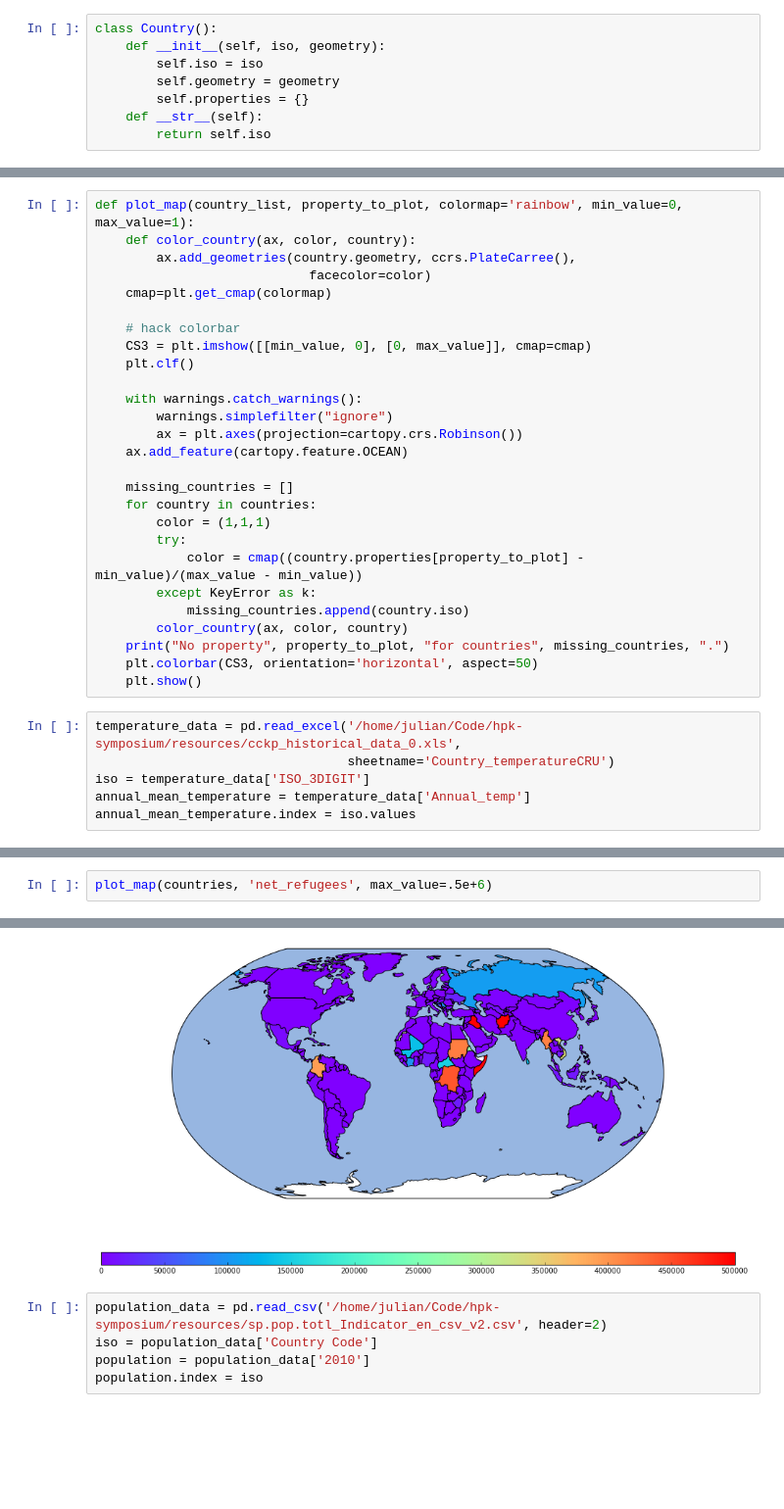
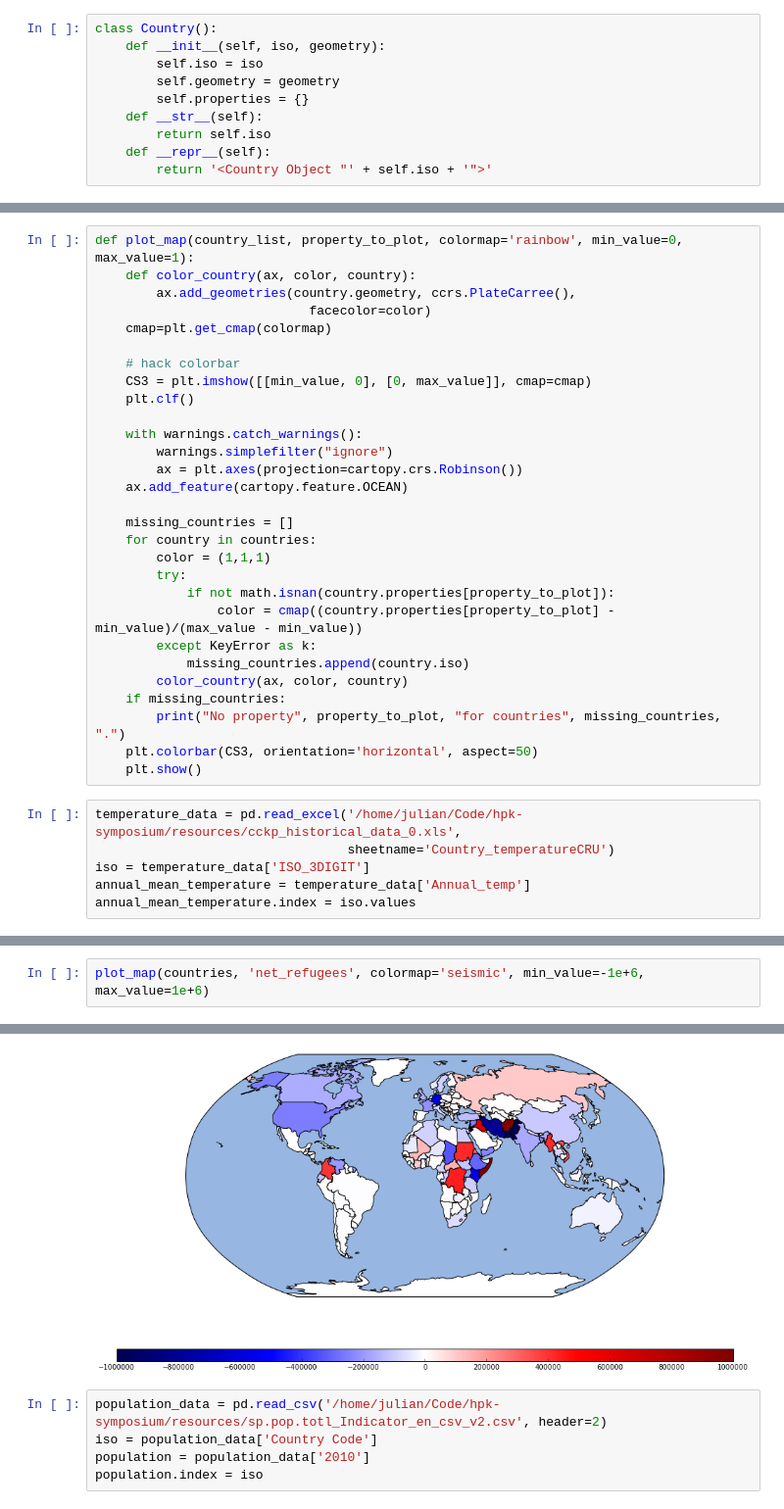
Before and after one commit to julesjulian/climate-migration, a Jupyter notebook: climate-migration.ipynb, the cells around one changed output, grey strips where cells are left out. Shown at 98% size. Cells and saved outputs as stored; diff of their text form; blank space fills up the shorter version.

```diff
--- a/climate-migration.ipynb
+++ b/climate-migration.ipynb
@@ -17,6 +18,8 @@ class Country():
         self.properties = {}
     def __str__(self):
         return self.iso
+    def __repr__(self):
+        return '<Country Object "' + self.iso + '">'
 # %%
 shpfilename = shpreader.natural_earth(resolution='110m', category='cultural', name='admin_0_countries')
 reader = shpreader.Reader(shpfilename)
@@ -47,11 +50,13 @@ def plot_map(country_list, property_to_plot, colormap='rainbow', min_value=0, ma
     for country in countries:
         color = (1,1,1)
         try:
-            color = cmap((country.properties[property_to_plot] - min_value)/(max_value - min_value))
+            if not math.isnan(country.properties[property_to_plot]):
+                color = cmap((country.properties[property_to_plot] - min_value)/(max_value - min_value))
         except KeyError as k:
             missing_countries.append(country.iso)
         color_country(ax, color, country)
-    print("No property", property_to_plot, "for countries", missing_countries, ".")
+    if missing_countries:
+        print("No property", property_to_plot, "for countries", missing_countries, ".")
     plt.colorbar(CS3, orientation='horizontal', aspect=50)
     plt.show()
 # %%
@@ -96,3 +98,3 @@ Don't know these countries: ['ATA', 'ATF', '-99', 'FLK', '-99', 'ESH', '-99', 'T
 # %%
-plot_map(countries, 'net_refugees', max_value=.5e+6)
+plot_map(countries, 'net_refugees', colormap='seismic', min_value=-1e+6, max_value=1e+6)
 # %% [output]
@@ -100,4 +101,4 @@ No property net_refugees for countries ['ATA', 'ATF', '-99', 'FLK', '-99', 'ESH'
-[figure, old version]
+[figure, new version]
 # %%
 population_data = pd.read_csv('/home/julian/Code/hpk-symposium/resources/sp.pop.totl_Indicator_en_csv_v2.csv', header=2)
 iso = population_data['Country Code']
```
Also changed, not shown: parts of 16 cells of this notebook.
